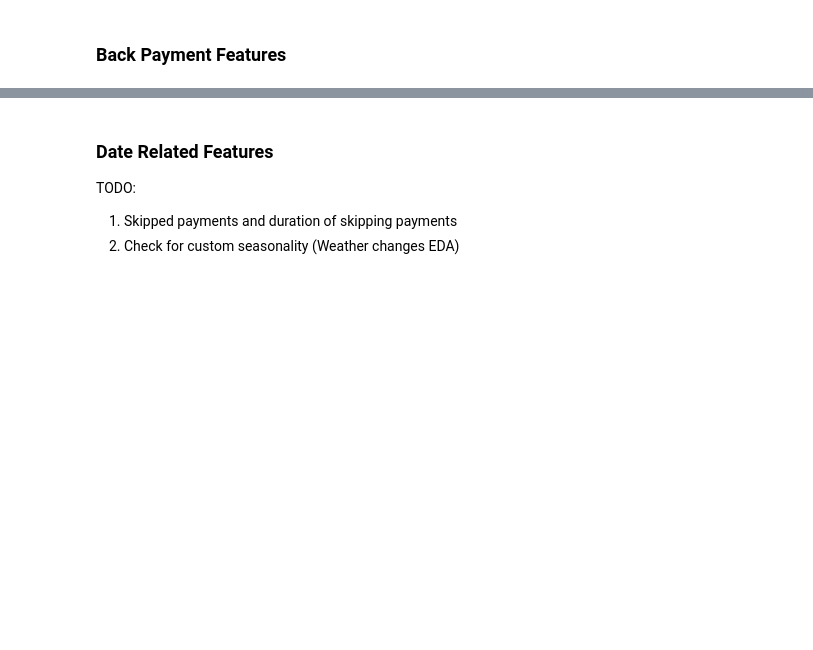
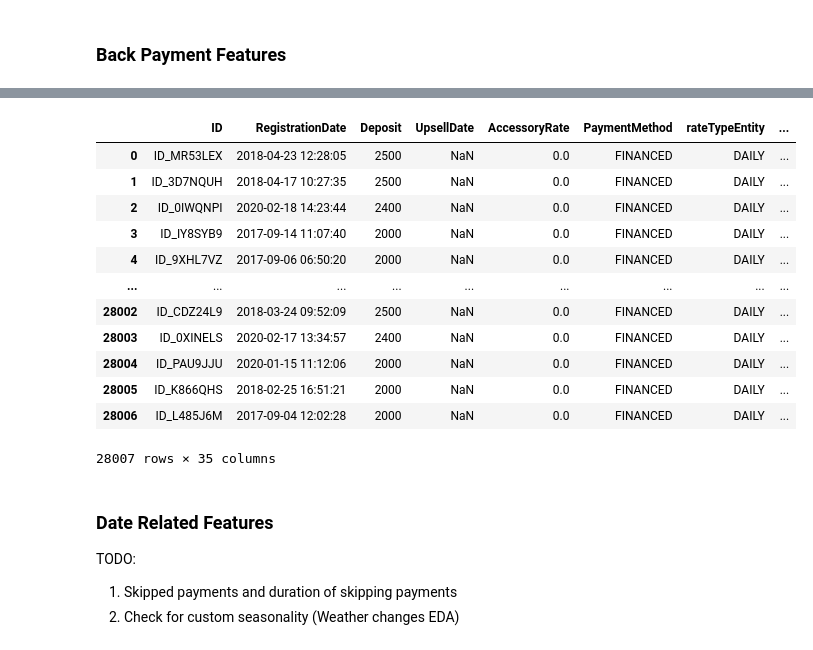
Before and after one commit to AumPandya95/zindi_paygo, a Jupyter notebook: notebooks/exploratory_data_analysis/Feature Engineering.ipynb, the cells around one changed output, grey strips where cells are left out. Drawn from its saved outputs; the diff is of its cells as text; code cells hidden in the pictures; blank space fills up the shorter version.

```diff
--- a/notebooks/exploratory_data_analysis/Feature Engineering.ipynb
+++ b/notebooks/exploratory_data_analysis/Feature Engineering.ipynb
@@ -196,3 +190,19 @@ train_merged.shape
+# %%
+train_merged
+# %% [output]
+|  | ID | RegistrationDate | Deposit | UpsellDate | AccessoryRate | PaymentMethod | rateTypeEntity | ... |
+| 0 | ID_MR53LEX | 2018-04-23 12:28:05 | 2500 | NaN | 0.0 | FINANCED | DAILY | ... |
+| 1 | ID_3D7NQUH | 2018-04-17 10:27:35 | 2500 | NaN | 0.0 | FINANCED | DAILY | ... |
+| 2 | ID_0IWQNPI | 2020-02-18 14:23:44 | 2400 | NaN | 0.0 | FINANCED | DAILY | ... |
+| 3 | ID_IY8SYB9 | 2017-09-14 11:07:40 | 2000 | NaN | 0.0 | FINANCED | DAILY | ... |
+| 4 | ID_9XHL7VZ | 2017-09-06 06:50:20 | 2000 | NaN | 0.0 | FINANCED | DAILY | ... |
+| ... | ... | ... | ... | ... | ... | ... | ... | ... |
+| 28002 | ID_CDZ24L9 | 2018-03-24 09:52:09 | 2500 | NaN | 0.0 | FINANCED | DAILY | ... |
+| 28003 | ID_0XINELS | 2020-02-17 13:34:57 | 2400 | NaN | 0.0 | FINANCED | DAILY | ... |
+| 28004 | ID_PAU9JJU | 2020-01-15 11:12:06 | 2000 | NaN | 0.0 | FINANCED | DAILY | ... |
+| 28005 | ID_K866QHS | 2018-02-25 16:51:21 | 2000 | NaN | 0.0 | FINANCED | DAILY | ... |
+| 28006 | ID_L485J6M | 2017-09-04 12:02:28 | 2000 | NaN | 0.0 | FINANCED | DAILY | ... |
+28007 rows × 35 columns
 # %% [markdown]
 ### Date Related Features
 
```
Also changed, not shown: parts of 11 cells of this notebook.
